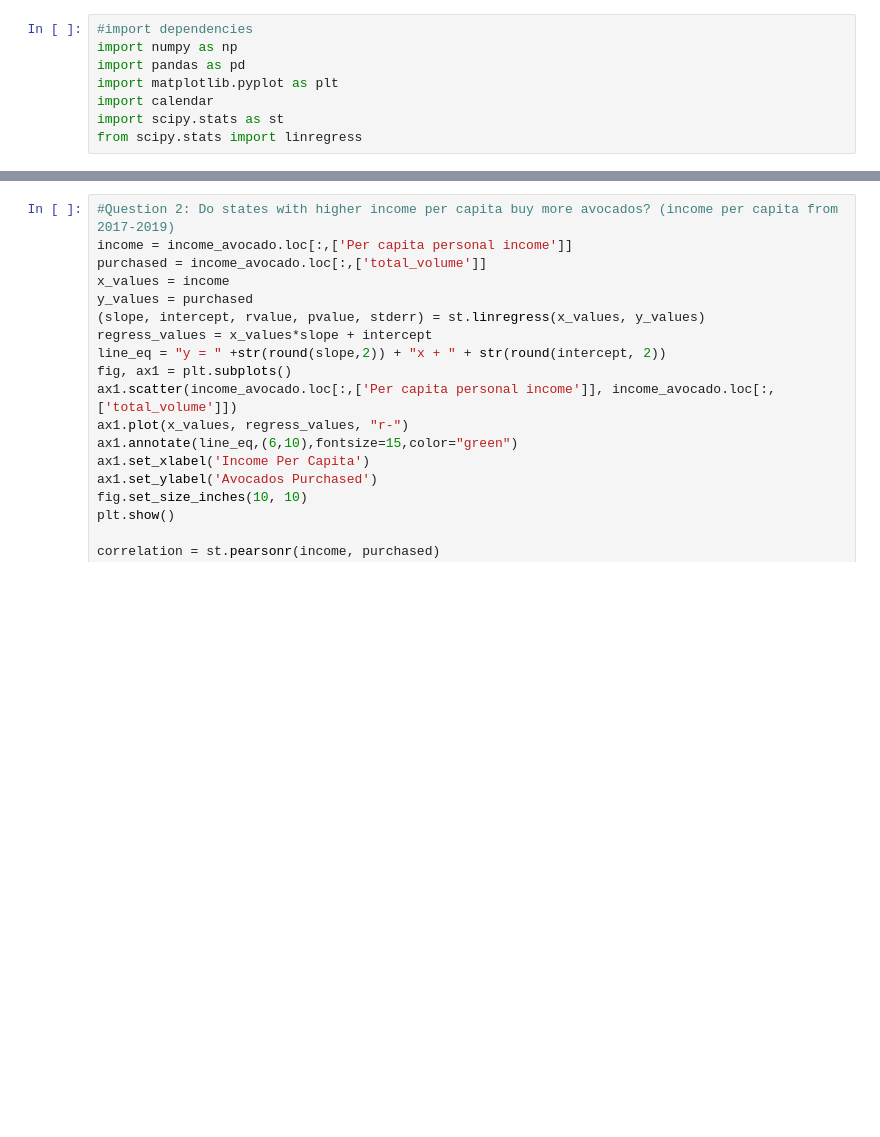
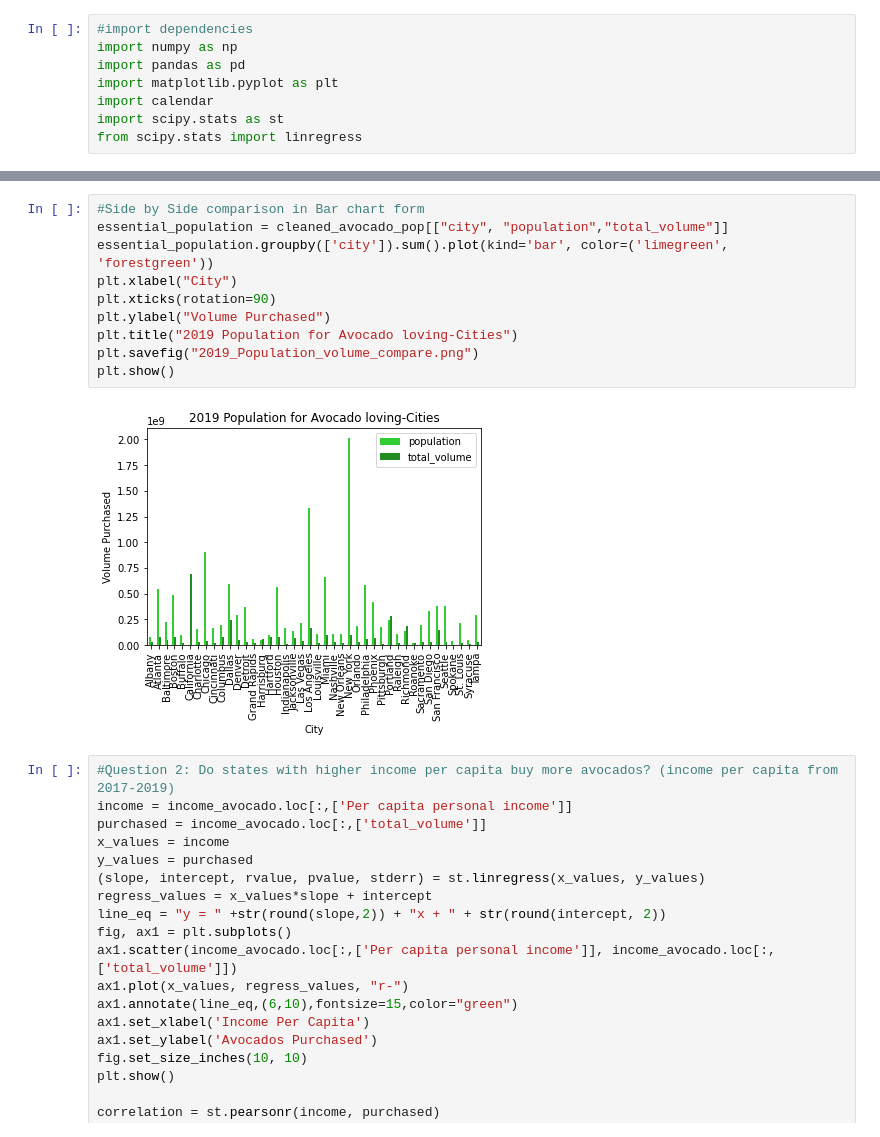
Before and after one commit to efennie/project_one, a Jupyter notebook: main.ipynb, the cells around one changed output, grey strips where cells are left out. Drawn from its saved outputs; the diff is of its cells as text; blank space fills up the shorter version.

```diff
--- a/main.ipynb
+++ b/main.ipynb
@@ -138,3 +306,15 @@ grouped_year_city
+# %%
+#Side by Side comparison in Bar chart form
+essential_population = cleaned_avocado_pop[["city", "population","total_volume"]]
+essential_population.groupby(['city']).sum().plot(kind='bar', color=('limegreen', 'forestgreen'))
+plt.xlabel("City")
+plt.xticks(rotation=90)
+plt.ylabel("Volume Purchased")
+plt.title("2019 Population for Avocado loving-Cities")
+plt.savefig("2019_Population_volume_compare.png")
+plt.show()
+# %% [output]
+[figure, added]
 # %%
 #Question 2: Do states with higher income per capita buy more avocados? (income per capita from 2017-2019)
 income = income_avocado.loc[:,['Per capita personal income']]
```
Also changed, not shown: parts of 23 cells of this notebook.
